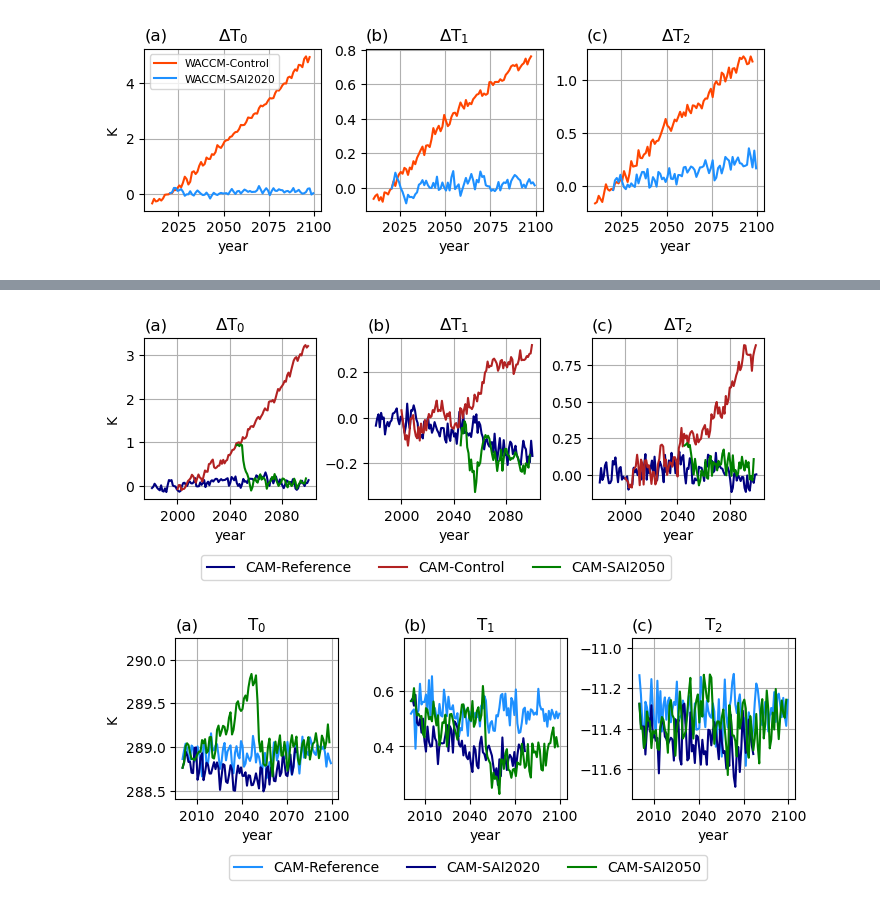
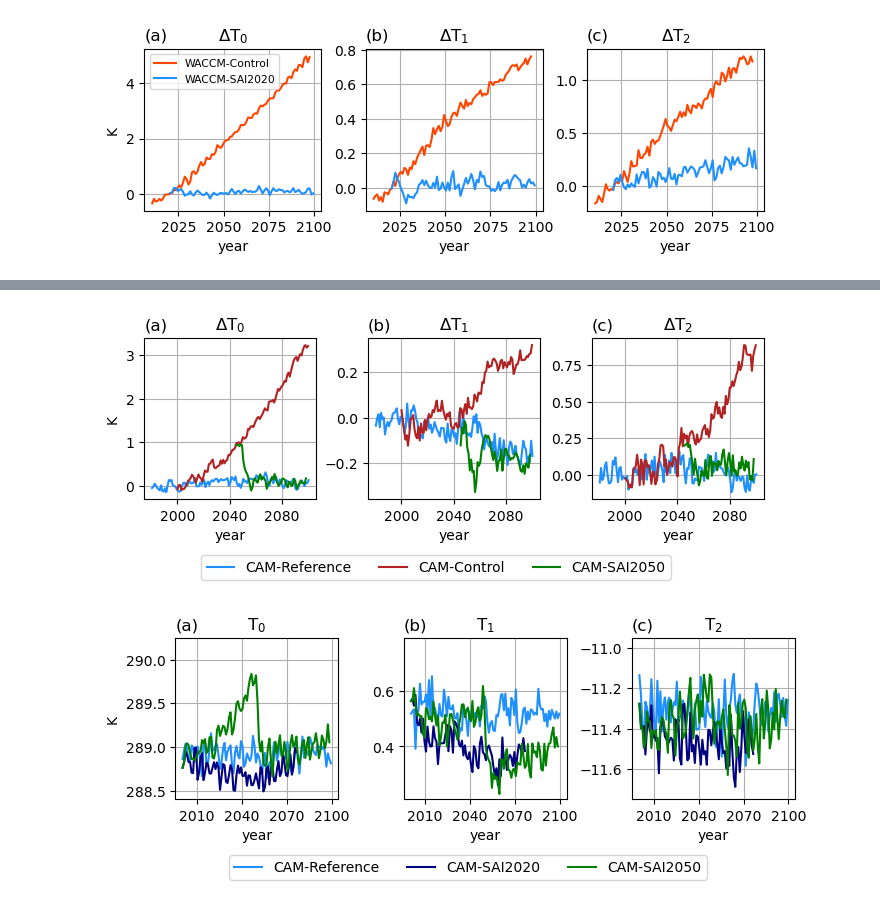
Before and after one commit to JdeJong96/CESM-CAM_SAI, a Jupyter notebook: results/CESM1.0.4results.ipynb, the cells around one changed output, grey strips where cells are left out. Saved outputs shown, nothing was run; the diff lists cells and outputs as text; code cells hidden in the pictures.

```diff
--- a/results/CESM1.0.4results.ipynb
+++ b/results/CESM1.0.4results.ipynb
@@ -244,7 +244,7 @@ fig.savefig('figures/cesm1-waccm.T0_T1_T2.pdf', bbox_inches='tight')
 # %% [output]
 [figure]
 # %%
-cols = ['navy','firebrick','green']
+cols = ['dodgerblue','firebrick','green']
 labels = ['CAM-Reference','CAM-Control','CAM-SAI2050']
 fig, ax = plt.subplots(1,3, figsize=(8,2.1), sharex=True)
 
@@ -272,29 +272,29 @@ fig.savefig('figures/cesm1-hr.T0_T1_T2.abs.pdf', bbox_inches='tight')
 # %%
-cols = ['navy','firebrick','green']
+cols = ['dodgerblue','firebrick','green']
 labels = ['CAM-Reference','CAM-Control','CAM-SAI2050']
 fig, ax = plt.subplots(1,3, figsize=(8,2.1), sharex=True)
 
 for e,exp in enumerate(T_mresCAM):
     (T_mresCAM[exp]['T0']-Tref['hr-cam']['T0']).plot(ax=ax[0], label=labels[e], c=cols[e])
 
 for e,exp in enumerate(T_mresCAM):
     (T_mresCAM[exp]['T1']-Tref['hr-cam']['T1']).plot(ax=ax[1], label=labels[e], c=cols[e])
 
 for e,exp in enumerate(T_mresCAM):
     (T_mresCAM[exp]['T2']-Tref['hr-cam']['T2']).plot(ax=ax[2], label=labels[e], c=cols[e])
 
 ax[0].set_title(r'$\Delta$T$_0$'); ax[0].set_title('(a)', loc='left')
 ax[1].set_title(r'$\Delta$T$_1$'); ax[1].set_title('(b)', loc='left')
 ax[2].set_title(r'$\Delta$T$_2$'); ax[2].set_title('(c)', loc='left')
 ax[0].set_ylabel('K')
 ax[0].legend(prop={'size':10}, bbox_to_anchor=(3.1, -0.3), ncols=3)
 for axi in ax:
     axi.grid()
     axi.set_xlabel('year')
 plt.subplots_adjust(wspace=0.3)
 fig.savefig('figures/cesm1-hr.T0_T1_T2.pdf', bbox_inches='tight')
 # %% [output]
-[figure, old version]
+[figure, new version]
 # %%
 tslice = slice('2000-01-01','2100-01-01')
 cols = ['dodgerblue','navy','green']
```
Also changed, not shown: parts of 5 cells of this notebook, 7 other files.
